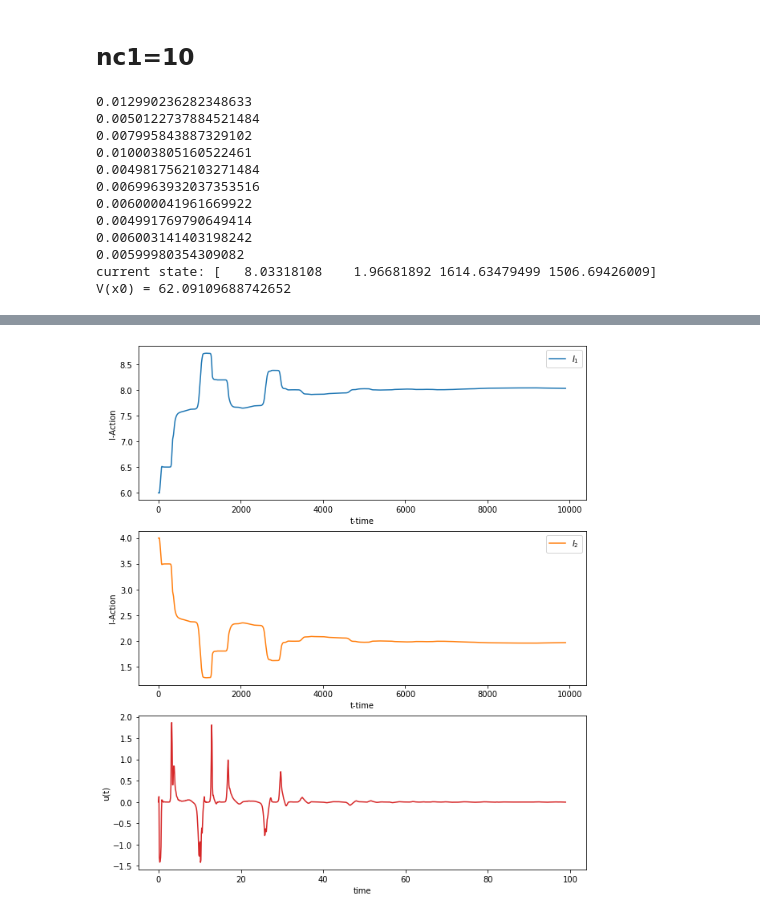
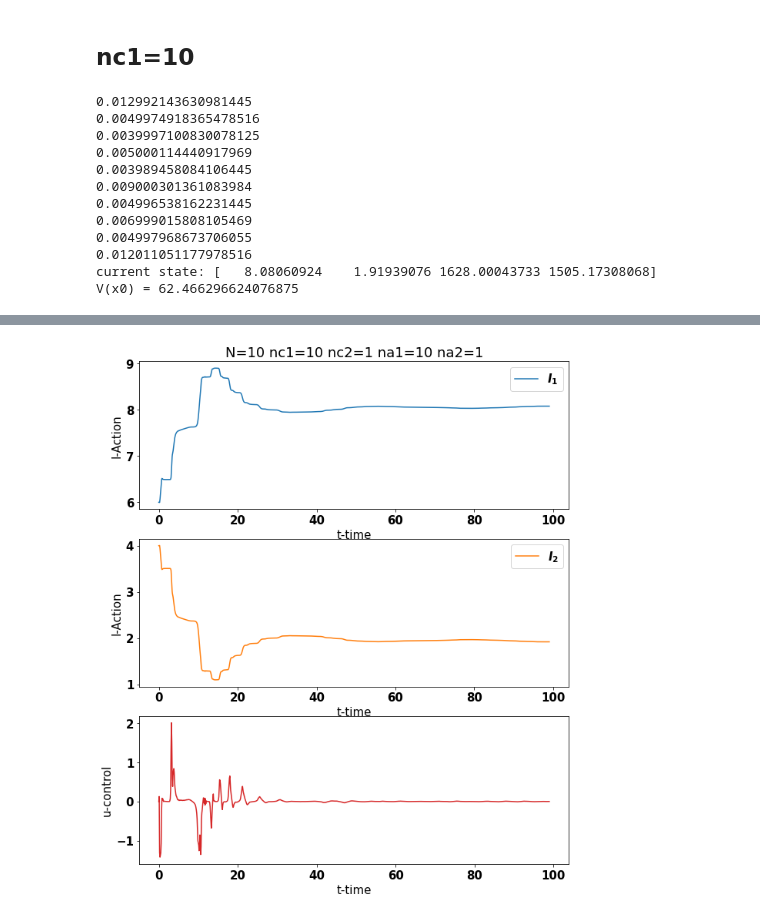
Before and after one commit to manyasha-n-m/hamilton-control, a Jupyter notebook: RL tests.ipynb, the cells around one changed output, grey strips where cells are left out. Cells and saved outputs as stored; diff of their text form; code cells hidden in the pictures.

```diff
--- a/RL tests.ipynb
+++ b/RL tests.ipynb
@@ -10,6 +41,6 @@ init_state = np.array([6, 4, 0, 0])
 # %%
 m2 = Model1(init_state)
-net = RLnetwork(m2.f, m2.g, 8, N=10)
+net = RLnetwork(m2.f, m2.g, 8, N=50, na1=10, na2=1)
 u = net.u(m2.state)
 
 for i in range(990):
@@ -21,5 +52,5 @@ for i in range(990):
 print('current state:', m2.state)
 print('V(x0) =', net.V(init_state))
 
-m2.plot_evolution
+m2.plot_evolution(f'N={net.N} nc1={net.nc1} nc2={net.nc2} na1={net.na1} na2={net.na2}')
 # %% [output]
@@ -169,7 +71,7 @@ V(x0) = 62.86070481546796
 ## na1=1
 # %%
 m2 = Model1(init_state)
-net = RLnetwork(m2.f, m2.g, 8, N=10, na1=1)
+net = RLnetwork(m2.f, m2.g, 8, N=10, na1=1, na2=1)
 u = net.u(m2.state)
 
 for i in range(990):
@@ -181,5 +83,5 @@ for i in range(990):
 print('current state:', m2.state)
 print('V(x0) =', net.V(init_state))
 
-m2.plot_evolution
+m2.plot_evolution(f'N={net.N} nc1={net.nc1} nc2={net.nc2} na1={net.na1} na2={net.na2}')
 # %% [output]
@@ -199,0 +103,15 @@ V(x0) = 62.2145432405885
+# %%
+m2 = Model1(init_state)
+net = RLnetwork(m2.f, m2.g, 8, na1=10, na2=0.1)
+u = net.u(m2.state)
+
+for i in range(990):
+    m2.update(u)
+    t = time()
+    u = net.optimize(m2.state)
+    print(time()-t) if i%100==0 else _
+
+print('current state:', m2.state)
+print('V(x0) =', net.V(init_state))
+
+m2.plot_evolution(f'N={net.N} nc1={net.nc1} nc2={net.nc2} na1={net.na1} na2={net.na2}')
@@ -199,0 +139,15 @@ V(x0) = 62.2145432405885
+# %%
+m2 = Model1(init_state)
+net = RLnetwork(m2.f, m2.g, 8, na1=15, na2=0.1)
+u = net.u(m2.state)
+
+for i in range(990):
+    m2.update(u)
+    t = time()
+    u = net.optimize(m2.state)
+    print(time()-t) if i%100==0 else _
+
+print('current state:', m2.state)
+print('V(x0) =', net.V(init_state))
+
+m2.plot_evolution(f'N={net.N} nc1={net.nc1} nc2={net.nc2} na1={net.na1} na2={net.na2}')
@@ -201,7 +169,7 @@ V(x0) = 62.2145432405885
 ## nc1=10
 # %%
 m2 = Model1(init_state)
-net = RLnetwork(m2.f, m2.g, 8, N=10, nc1=10)
+net = RLnetwork(m2.f, m2.g, 8, N=10, nc1=10, na1=10, na2=1)
 u = net.u(m2.state)
 
 for i in range(990):
@@ -213,17 +181,17 @@ for i in range(990):
 print('current state:', m2.state)
 print('V(x0) =', net.V(init_state))
 
-m2.plot_evolution
+m2.plot_evolution(f'N={net.N} nc1={net.nc1} nc2={net.nc2} na1={net.na1} na2={net.na2}')
 # %% [output]
-0.012990236282348633
-0.0050122737884521484
-0.007995843887329102
-0.010003805160522461
-0.0049817562103271484
-0.0069963932037353516
-0.006000041961669922
-0.004991769790649414
-0.006003141403198242
-0.00599980354309082
-current state: [   8.03318108    1.96681892 1614.63479499 1506.69426009]
-V(x0) = 62.09109688742652
+0.012992143630981445
+0.0049974918365478516
+0.0039997100830078125
+0.005000114440917969
+0.003989458084106445
+0.009000301361083984
+0.004996538162231445
+0.006999015808105469
+0.004997968673706055
+0.012011051177978516
+current state: [   8.08060924    1.91939076 1628.00043733 1505.17308068]
+V(x0) = 62.466296624076875
@@ -231 +198 @@ V(x0) = 62.09109688742652
-[figure, old version]
+[figure, new version]
```
Also changed, not shown: parts of 26 cells of this notebook, 1 other file.
